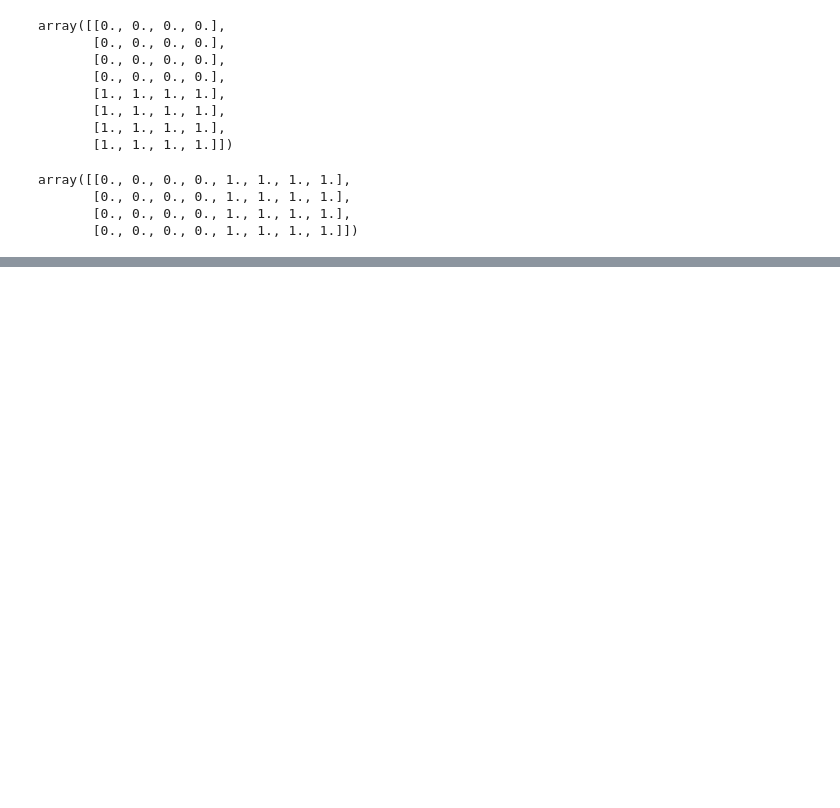
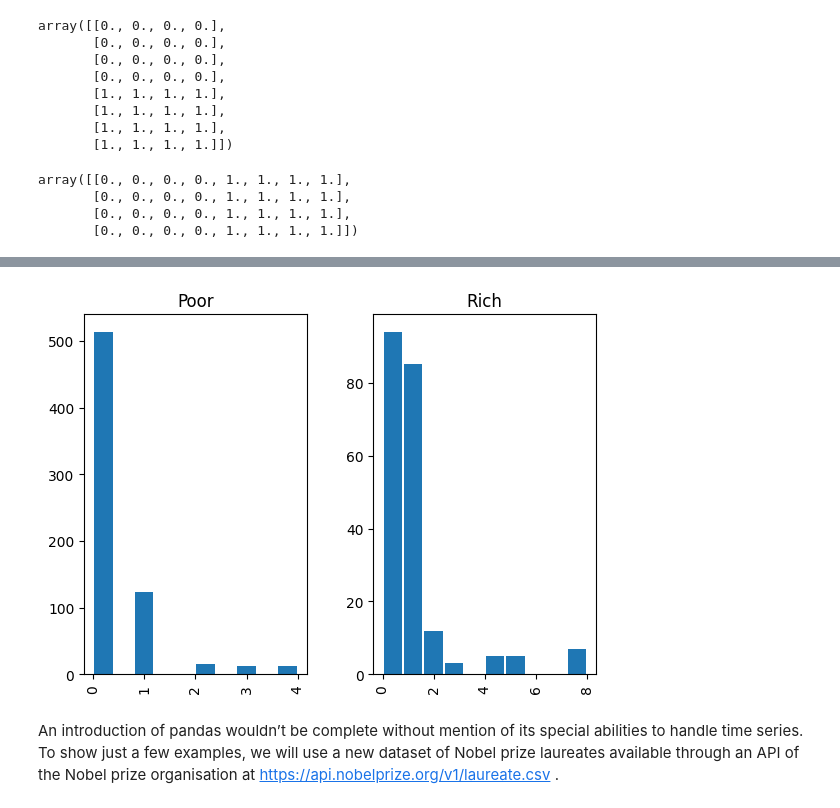
Before and after one commit to edmondium/Programming-Essentials-in-Python, a Jupyter notebook: Untitled.ipynb, the cells around one changed output, grey strips where cells are left out. Cells and saved outputs as stored; diff of their text form; code cells hidden in the pictures; blank space fills up the shorter version.

```diff
--- a/Untitled.ipynb
+++ b/Untitled.ipynb
@@ -632,0 +1063,3 @@ SyntaxError: invalid syntax (3994705439.py, line 1)
+# %%
+titanic.at['Lam, Mr. Ali', 'Age'] = 42 # set single value by row and column *name* (fast)
+titanic.at['Lam, Mr. Ali', 'Age'] # select single value by row and column *name* (fast)
@@ -632,0 +1072,2 @@ SyntaxError: invalid syntax (3994705439.py, line 1)
+# %%
+titanic['is_passenger'] = True # set a whole column
@@ -632,0 +1299,2 @@ SyntaxError: invalid syntax (3994705439.py, line 1)
+# %%
+titanic['Child'] = titanic['Age'] < 12
@@ -632,0 +1332,6 @@ SyntaxError: invalid syntax (3994705439.py, line 1)
+# %%
+titanic.hist('SibSp', lambda x: "Poor" if titanic["Fare"].loc[x] < titanic["Fare"].mean() else "Rich", rwidth = 0.9);
+# %% [output]
+[figure, added]
+# %% [markdown]
+An introduction of pandas wouldn’t be complete without mention of its special abilities to handle time series. To show just a few examples, we will use a new dataset of Nobel prize laureates available through an API of the Nobel prize organisation at https://api.nobelprize.org/v1/laureate.csv .
```
Also changed, not shown: parts of 318 cells of this notebook, 27 other files.
